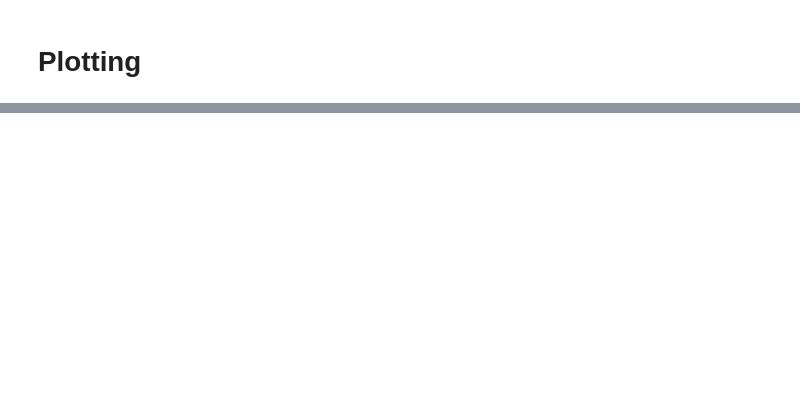
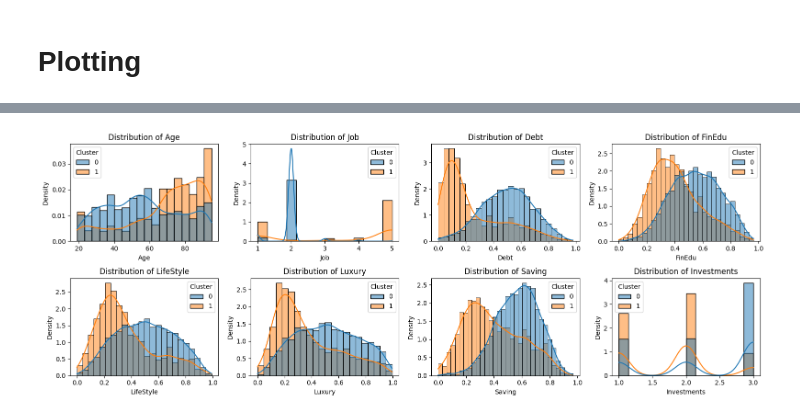
Before and after one commit to Filippo-Galli/Fintech_BC, a Jupyter notebook: BC1/Custom_distance.ipynb, the cells around one changed output, grey strips where cells are left out. Cells and saved outputs as stored; diff of their text form; code cells hidden in the pictures; blank space fills up the shorter version.

Commit message:
Run + plot utili al cartellone

```diff
--- a/BC1/Custom_distance.ipynb
+++ b/BC1/Custom_distance.ipynb
@@ -670,0 +720,56 @@ fig = plot_cluster_histograms(data_with_clusters)
+# %%
+import seaborn as sns
+import matplotlib.pyplot as plt
+import math
+
+def plot_cluster_histograms(data_with_clusters):
+    """
+    Creates separate histogram plots for all variables in the dataset,
+    colored by cluster assignments.
+
+    Parameters:
+        data_with_clusters : DataFrame
+            Dataset containing variables and Cluster assignments
+
+    Returns:
+        Figure object
+    """
+    # Define the variables we want to plot
+    variables = ["Age", "Job", "Debt", "FinEdu", "LifeStyle", "Luxury", "Saving", "Investments"]
+
+    # Calculate optimal grid dimensions
+    n_vars = len(variables)
+    n_cols = min(4, n_vars)  # Maximum 4 columns
+    n_rows = math.ceil(n_vars / n_cols)  # Calculate needed rows
+
+    # Create figure with calculated dimensions
+    fig, axes = plt.subplots(n_rows, n_cols, figsize=(4*n_cols, 3*n_rows))
+    axes = axes.ravel()  # Flatten the array for easier indexing
+
+    # Plot each variable
+    for var, ax in zip(variables, axes):
+        sns.histplot(
+            data=data_with_clusters,
+            x=var,
+            hue='Cluster',
+            kde=True,
+            stat='density',
+            common_norm=False,
+            ax=ax
+        )
+        ax.set_title(f'Distribution of {var}')
+
+    # Remove empty subplots if needed
+    if len(variables) < n_rows * n_cols:
+        for i in range(len(variables), n_rows * n_cols):
+            fig.delaxes(axes[i])
+
+    # Adjust layout to prevent overlap
+    plt.tight_layout()
+
+    return fig
+
+# Example usage:
+fig = plot_cluster_histograms(data_with_clusters)
+# %% [output]
+[figure, added]
```
Also changed, not shown: parts of 6 cells of this notebook, 1 other file.
